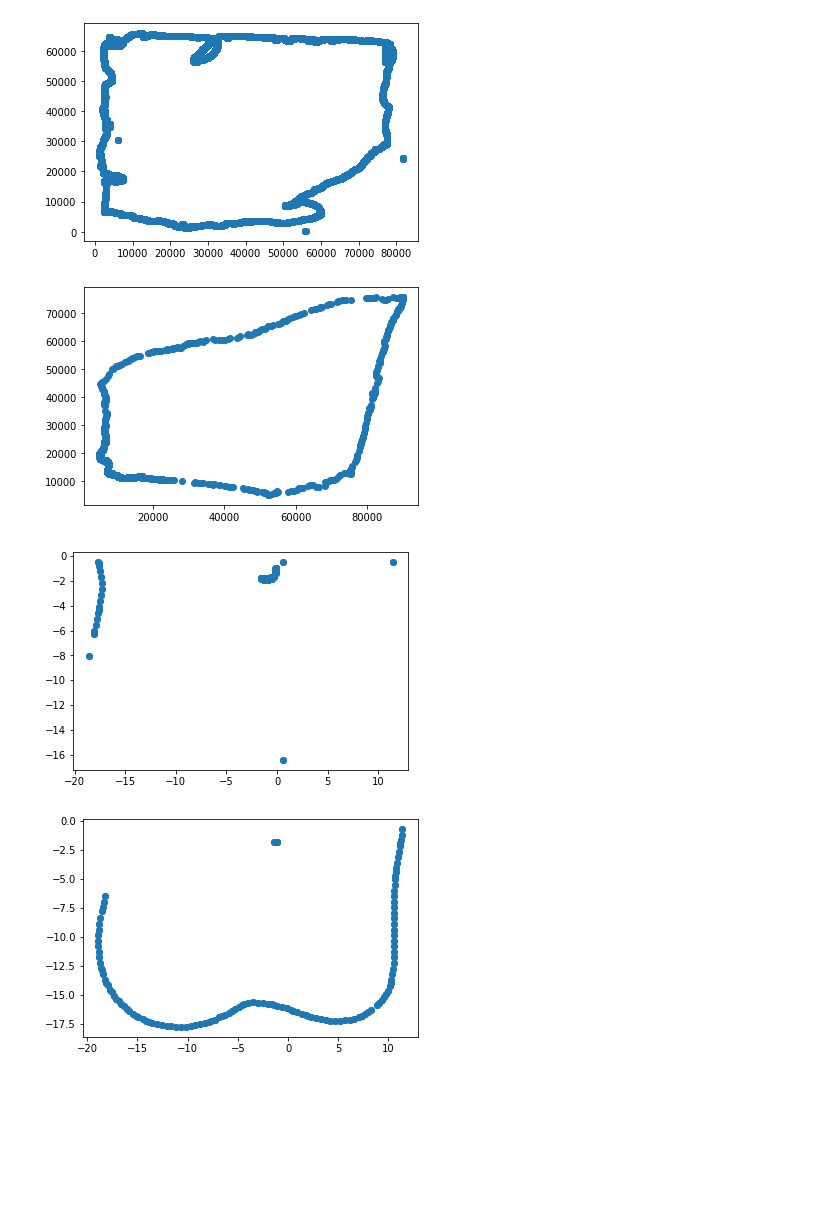
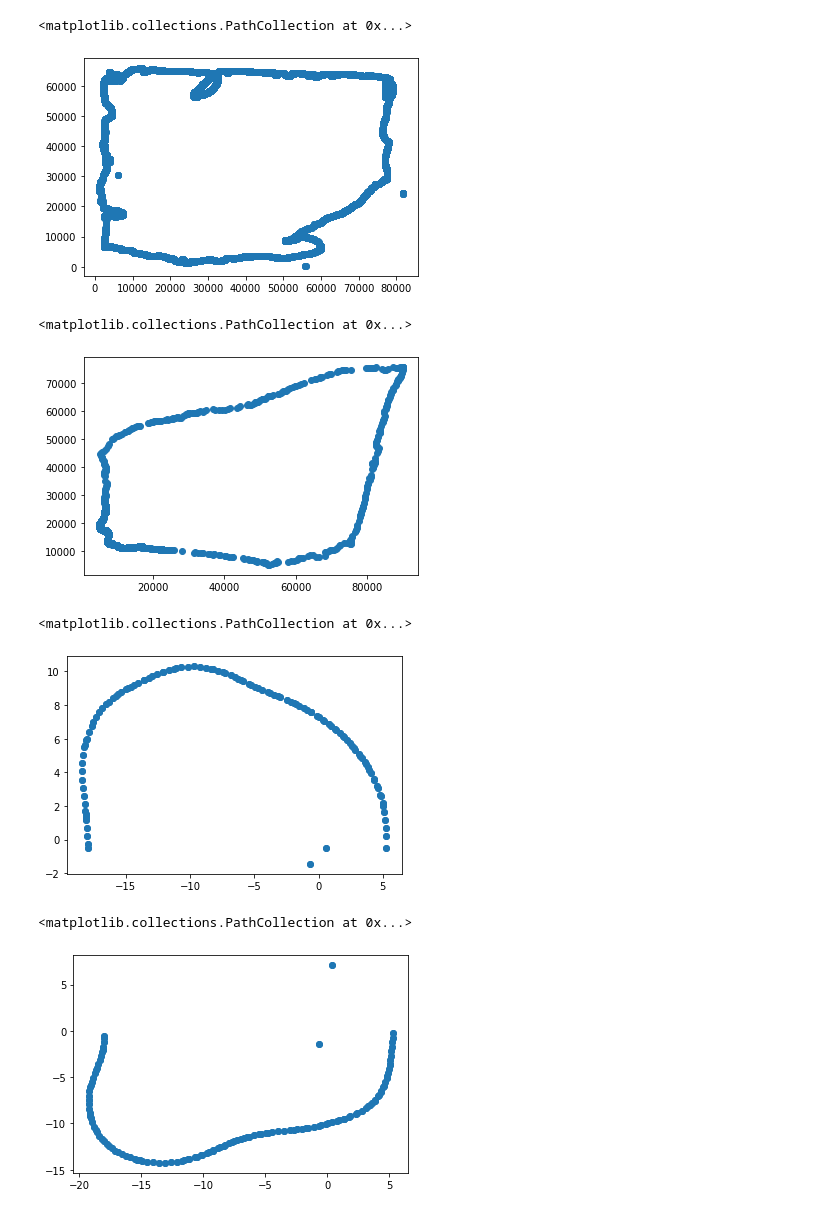
Before and after one commit to AlexHTW/mpi_beleg_4, a Jupyter notebook: registration.ipynb, the cells around one changed output. Drawn from its saved outputs; the diff is of its cells as text; code cells hidden in the pictures; blank space fills up the shorter version.

```diff
--- a/registration.ipynb
+++ b/registration.ipynb
@@ -56,12 +61,14 @@ plot_annotation(annotation[3])
 [figure]
 # %%
 # Annotation G
-plot_annotation(annotation[4])
+plt.scatter(x_annotations[4],y_annotations[4])
 # %% [output]
+<matplotlib.collections.PathCollection at 0x...>
 [figure]
 # %%
 # Annotation H
-plot_annotation(annotation[5])
+plt.scatter(x_annotations[5],y_annotations[5])
 # %% [output]
+<matplotlib.collections.PathCollection at 0x...>
 [figure]
 # %%
@@ -97,13 +104,14 @@ def plot_cut(cut):
-# %%
-# Schnitt C
-plot_cut(cuts[0])
-# !!! falscher Plot, but in ln[11] oder ln[12], andere Plots sind auch falsch
-# %% [output]
-[figure, removed]
+# %%
+# Schnitt C
+plt.scatter(x_cuts[0], y_cuts[0])
+# %% [output]
+<matplotlib.collections.PathCollection at 0x...>
+[figure, added]
 # %%
 # Schnitt D
-plot_cut(cuts[1])
+plt.scatter(x_cuts[1], y_cuts[1])
 # %% [output]
+<matplotlib.collections.PathCollection at 0x...>
-[figure, old version]
+[figure, new version]
 # %%
 # Schnitt E
```
Also changed, not shown: parts of 12 cells of this notebook, 13 other files.
